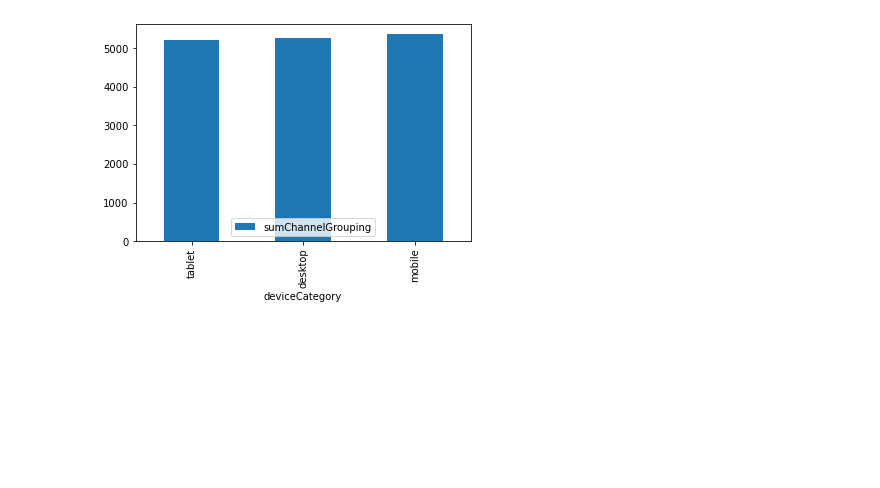
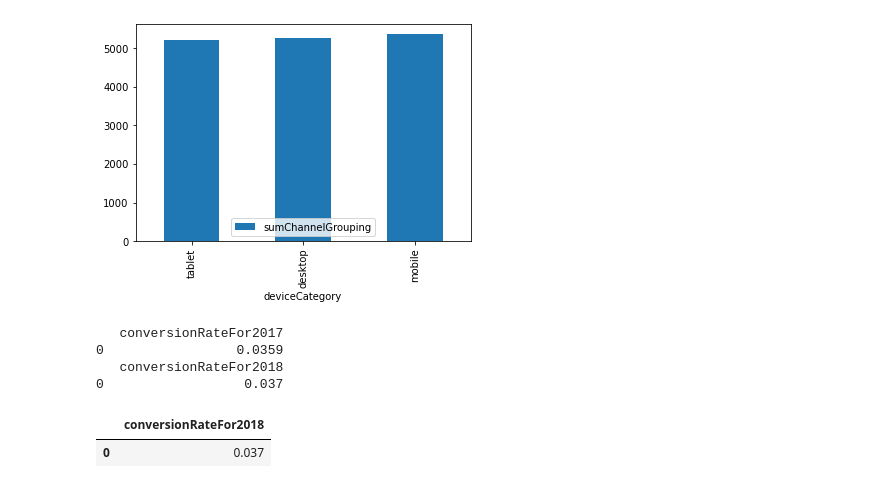
Before and after one commit to Coletterbox/More-BigQuery-with-Python, a Jupyter notebook: queriesWithGraphs1.ipynb, the cells around one changed output. Drawn from its saved outputs; the diff is of its cells as text; code cells hidden in the pictures; blank space fills up the shorter version.

Commit message:
Add conversion rates for 2017 and 2018

```diff
--- a/queriesWithGraphs1.ipynb
+++ b/queriesWithGraphs1.ipynb
@@ -253,3 +254,25 @@ runQuery(query10).plot.bar(x='deviceCategory', y='sumChannelGrouping')
 2         mobile                5368
 <AxesSubplot:xlabel='deviceCategory'>
 [figure]
+# %%
+# conversion rates for each year
+query11 = """
+    SELECT ROUND((AVG(conversions))/(AVG(sessions)), 4) as conversionRateFor2017
+    FROM `apprenticeship-299321.sample_data.datatable`
+    WHERE date<20180000
+"""
+runQuery(query11)
+
+query12 = """
+    SELECT ROUND((AVG(conversions))/(AVG(sessions)), 4) as conversionRateFor2018
+    FROM `apprenticeship-299321.sample_data.datatable`
+    WHERE date>20180000
+"""
+runQuery(query12)
+# %% [output]
+   conversionRateFor2017
+0                 0.0359
+   conversionRateFor2018
+0                  0.037
+|  | conversionRateFor2018 |
+| 0 | 0.037 |
```
Also changed, not shown: parts of 2 cells of this notebook.
